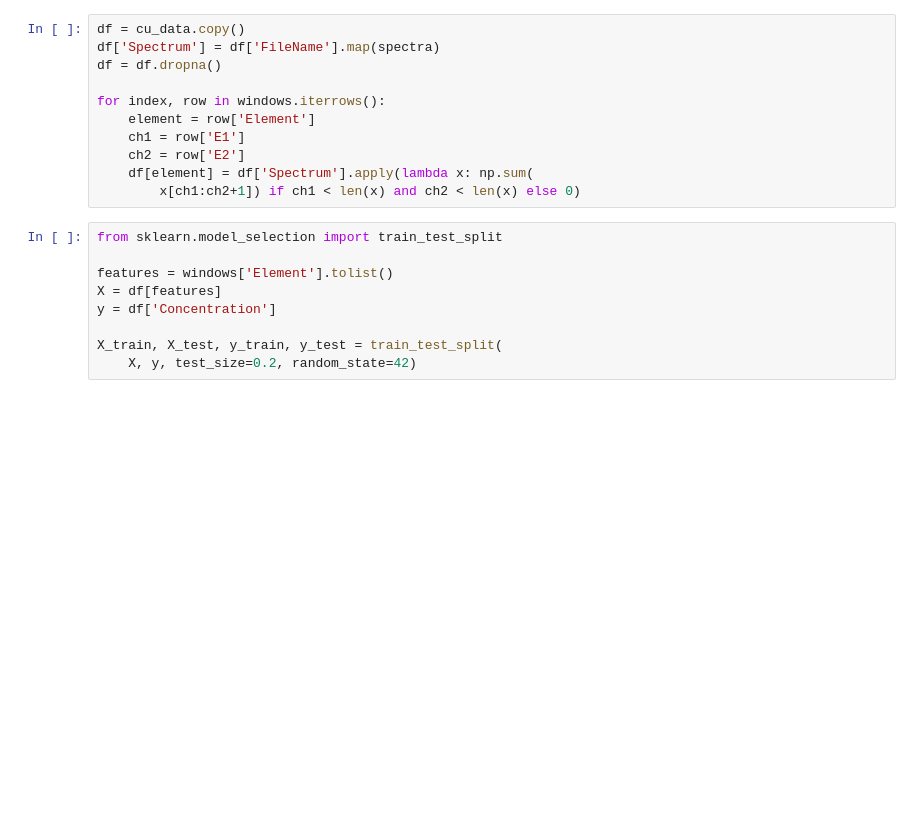
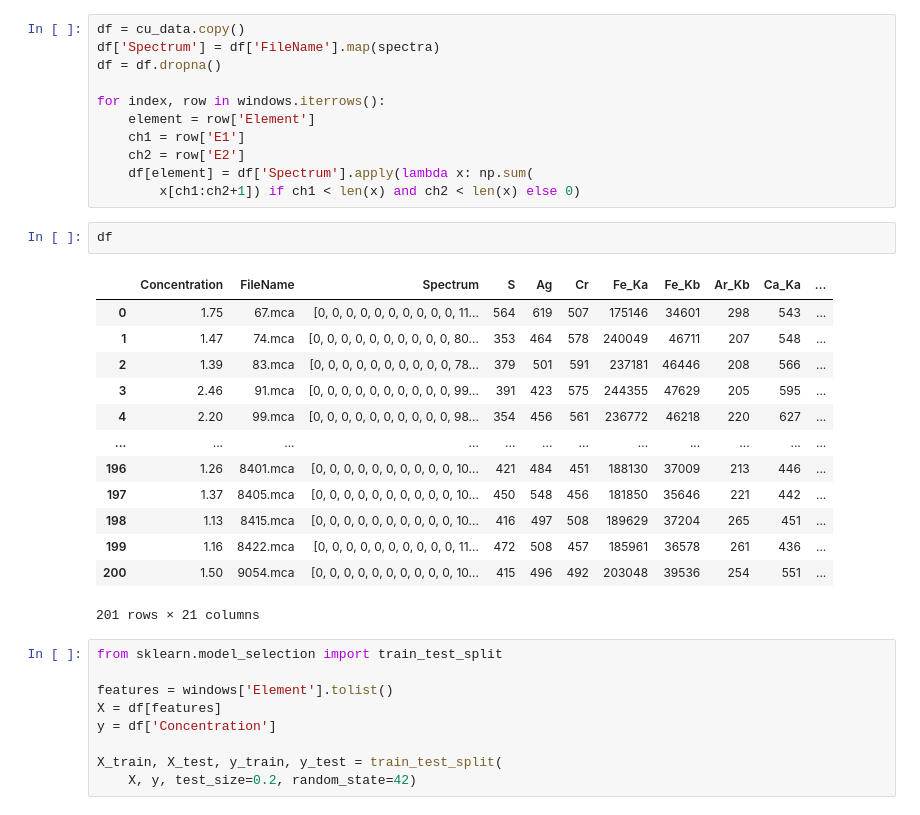
Before and after one commit to matalhim/nuclear, a Jupyter notebook: lab4/main.ipynb, the cells around one changed output. Cells and saved outputs as stored; diff of their text form; blank space fills up the shorter version.

```diff
--- a/lab4/main.ipynb
+++ b/lab4/main.ipynb
@@ -77,6 +75,22 @@ for index, row in windows.iterrows():
     ch2 = row['E2']
     df[element] = df['Spectrum'].apply(lambda x: np.sum(
         x[ch1:ch2+1]) if ch1 < len(x) and ch2 < len(x) else 0)
+# %%
+df
+# %% [output]
+|  | Concentration | FileName | Spectrum | S | Ag | Cr | Fe_Ka | Fe_Kb | Ar_Kb | Ca_Ka | ... |
+| 0 | 1.75 | 67.mca | [0, 0, 0, 0, 0, 0, 0, 0, 0, 0, 11... | 564 | 619 | 507 | 175146 | 34601 | 298 | 543 | ... |
+| 1 | 1.47 | 74.mca | [0, 0, 0, 0, 0, 0, 0, 0, 0, 0, 80... | 353 | 464 | 578 | 240049 | 46711 | 207 | 548 | ... |
+| 2 | 1.39 | 83.mca | [0, 0, 0, 0, 0, 0, 0, 0, 0, 0, 78... | 379 | 501 | 591 | 237181 | 46446 | 208 | 566 | ... |
+| 3 | 2.46 | 91.mca | [0, 0, 0, 0, 0, 0, 0, 0, 0, 0, 99... | 391 | 423 | 575 | 244355 | 47629 | 205 | 595 | ... |
+| 4 | 2.20 | 99.mca | [0, 0, 0, 0, 0, 0, 0, 0, 0, 0, 98... | 354 | 456 | 561 | 236772 | 46218 | 220 | 627 | ... |
+| ... | ... | ... | ... | ... | ... | ... | ... | ... | ... | ... | ... |
+| 196 | 1.26 | 8401.mca | [0, 0, 0, 0, 0, 0, 0, 0, 0, 0, 10... | 421 | 484 | 451 | 188130 | 37009 | 213 | 446 | ... |
+| 197 | 1.37 | 8405.mca | [0, 0, 0, 0, 0, 0, 0, 0, 0, 0, 10... | 450 | 548 | 456 | 181850 | 35646 | 221 | 442 | ... |
+| 198 | 1.13 | 8415.mca | [0, 0, 0, 0, 0, 0, 0, 0, 0, 0, 10... | 416 | 497 | 508 | 189629 | 37204 | 265 | 451 | ... |
+| 199 | 1.16 | 8422.mca | [0, 0, 0, 0, 0, 0, 0, 0, 0, 0, 11... | 472 | 508 | 457 | 185961 | 36578 | 261 | 436 | ... |
+| 200 | 1.50 | 9054.mca | [0, 0, 0, 0, 0, 0, 0, 0, 0, 0, 10... | 415 | 496 | 492 | 203048 | 39536 | 254 | 551 | ... |
+201 rows × 21 columns
 # %%
 from sklearn.model_selection import train_test_split
 
```
Also changed, not shown: parts of 3 cells of this notebook, 2 other files.
